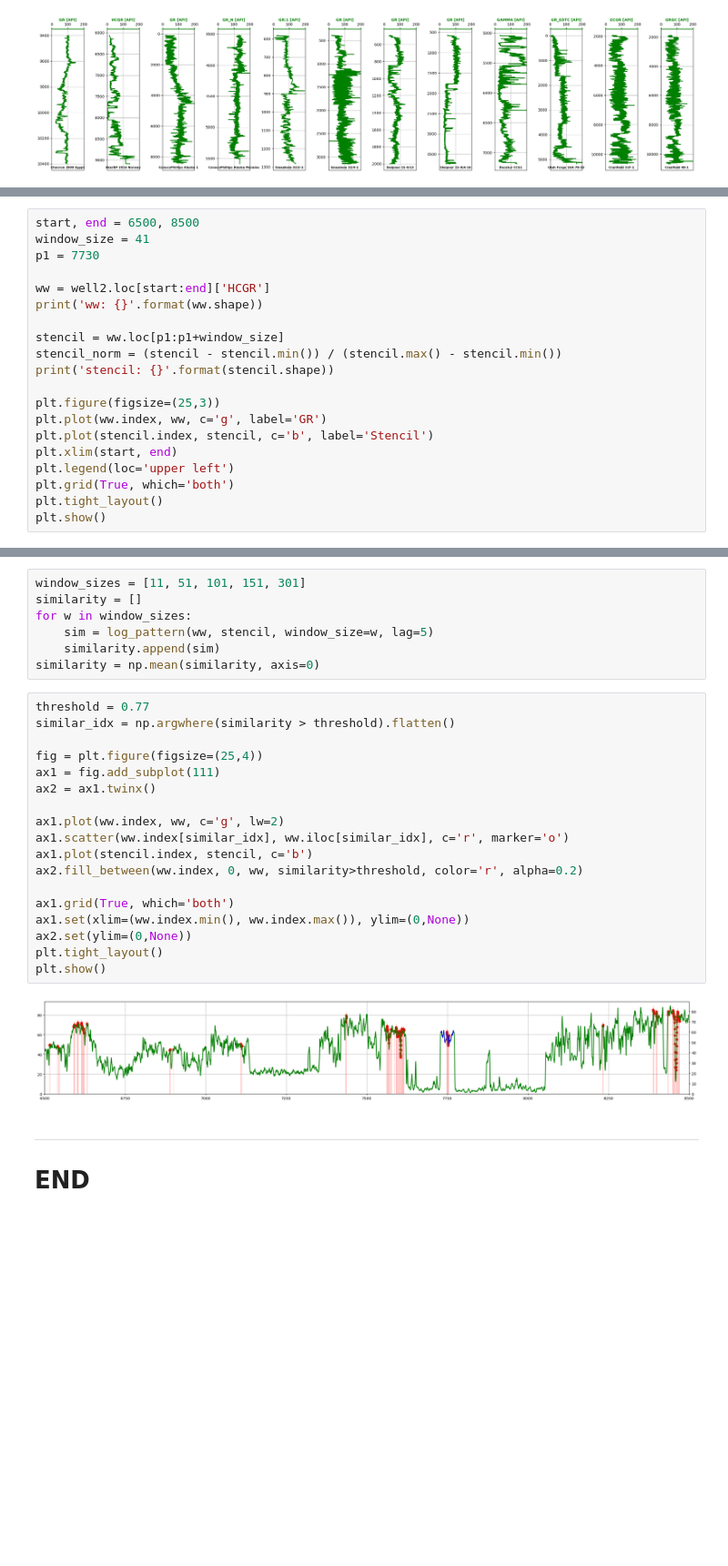
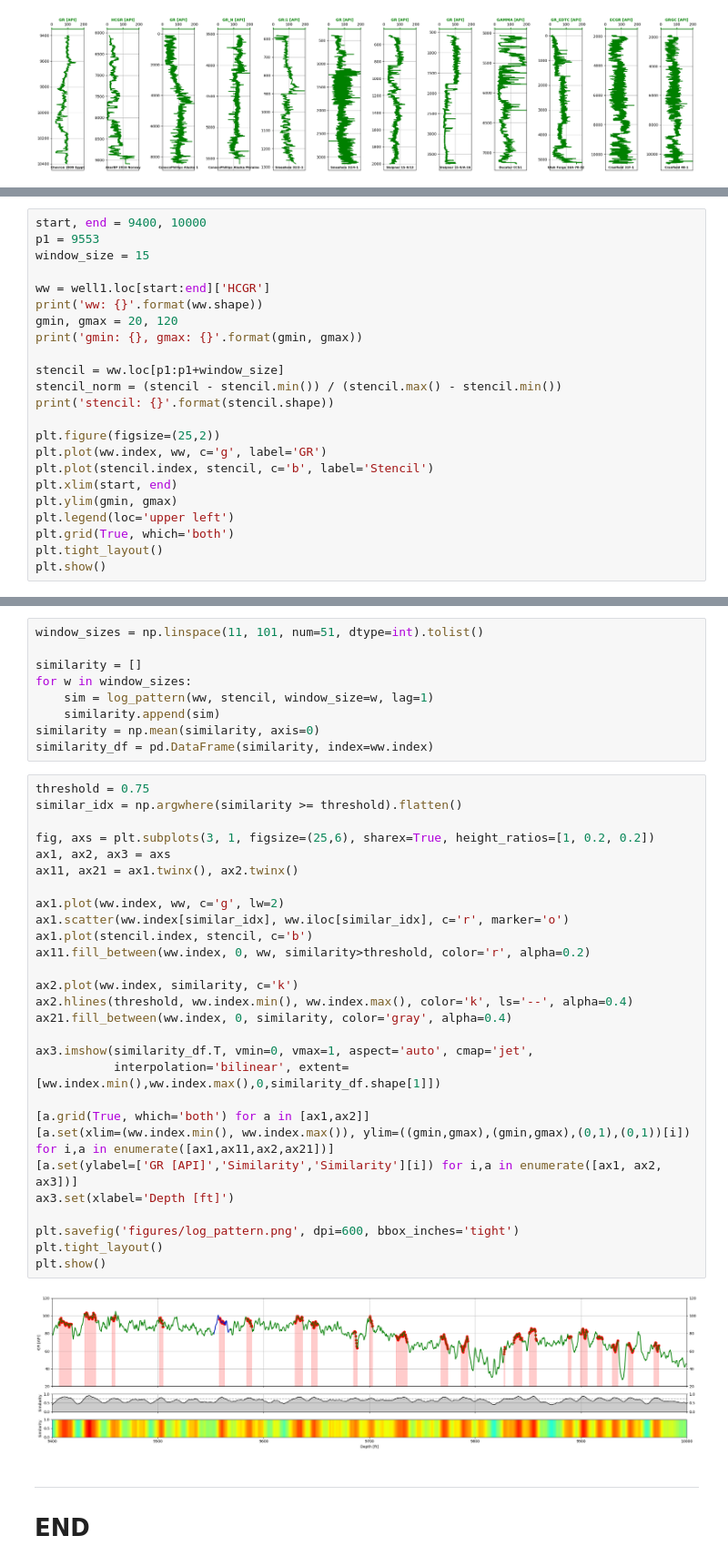
Before and after one commit to misaelmmorales/Well-Log-Pattern-Recognition, a Jupyter notebook: patterns.ipynb, the cells around one changed output, grey strips where cells are left out. Shown at 91% size. Saved outputs shown, nothing was run; the diff lists cells and outputs as text; blank space fills up the shorter version.

```diff
--- a/patterns.ipynb
+++ b/patterns.ipynb
@@ -136,21 +139,24 @@ def log_pattern(dd, stencil, window_size, lag):
     similarity /= similarity.max()
     return similarity
 # %%
-start, end = 6500, 8500
-window_size = 41
-p1 = 7730
+start, end = 9400, 10000
+p1 = 9553
+window_size = 15
 
-ww = well2.loc[start:end]['HCGR']
+ww = well1.loc[start:end]['HCGR']
 print('ww: {}'.format(ww.shape))
+gmin, gmax = 20, 120
+print('gmin: {}, gmax: {}'.format(gmin, gmax))
 
 stencil = ww.loc[p1:p1+window_size]
 stencil_norm = (stencil - stencil.min()) / (stencil.max() - stencil.min())
 print('stencil: {}'.format(stencil.shape))
 
-plt.figure(figsize=(25,3))
+plt.figure(figsize=(25,2))
 plt.plot(ww.index, ww, c='g', label='GR')
 plt.plot(stencil.index, stencil, c='b', label='Stencil')
 plt.xlim(start, end)
+plt.ylim(gmin, gmax)
 plt.legend(loc='upper left')
 plt.grid(True, which='both')
 plt.tight_layout()
@@ -162,30 +169,42 @@ stencil: (165,)
 # %%
-window_sizes = [11, 51, 101, 151, 301]
+window_sizes = np.linspace(11, 101, num=51, dtype=int).tolist()
+
 similarity = []
 for w in window_sizes:
-    sim = log_pattern(ww, stencil, window_size=w, lag=5)
+    sim = log_pattern(ww, stencil, window_size=w, lag=1)
     similarity.append(sim)
 similarity = np.mean(similarity, axis=0)
+similarity_df = pd.DataFrame(similarity, index=ww.index)
 # %%
-threshold = 0.77
-similar_idx = np.argwhere(similarity > threshold).flatten()
+threshold = 0.75
+similar_idx = np.argwhere(similarity >= threshold).flatten()
 
-fig = plt.figure(figsize=(25,4))
-ax1 = fig.add_subplot(111)
-ax2 = ax1.twinx()
+fig, axs = plt.subplots(3, 1, figsize=(25,6), sharex=True, height_ratios=[1, 0.2, 0.2])
+ax1, ax2, ax3 = axs
+ax11, ax21 = ax1.twinx(), ax2.twinx()
 
 ax1.plot(ww.index, ww, c='g', lw=2)
 ax1.scatter(ww.index[similar_idx], ww.iloc[similar_idx], c='r', marker='o')
 ax1.plot(stencil.index, stencil, c='b')
-ax2.fill_between(ww.index, 0, ww, similarity>threshold, color='r', alpha=0.2)
+ax11.fill_between(ww.index, 0, ww, similarity>threshold, color='r', alpha=0.2)
 
-ax1.grid(True, which='both')
-ax1.set(xlim=(ww.index.min(), ww.index.max()), ylim=(0,None))
-ax2.set(ylim=(0,None))
+ax2.plot(ww.index, similarity, c='k')
+ax2.hlines(threshold, ww.index.min(), ww.index.max(), color='k', ls='--', alpha=0.4)
+ax21.fill_between(ww.index, 0, similarity, color='gray', alpha=0.4)
+
+ax3.imshow(similarity_df.T, vmin=0, vmax=1, aspect='auto', cmap='jet',
+           interpolation='bilinear', extent=[ww.index.min(),ww.index.max(),0,similarity_df.shape[1]])
+
+[a.grid(True, which='both') for a in [ax1,ax2]]
+[a.set(xlim=(ww.index.min(), ww.index.max()), ylim=((gmin,gmax),(gmin,gmax),(0,1),(0,1))[i]) for i,a in enumerate([ax1,ax11,ax2,ax21])]
+[a.set(ylabel=['GR [API]','Similarity','Similarity'][i]) for i,a in enumerate([ax1, ax2, ax3])]
+ax3.set(xlabel='Depth [ft]')
+
+plt.savefig('figures/log_pattern.png', dpi=600, bbox_inches='tight')
 plt.tight_layout()
 plt.show()
 # %% [output]
-[figure, old version]
+[figure, new version]
 # %% [markdown]
 ***
 # END
```
Also changed, not shown: parts of 2 cells of this notebook, 1 other file.
